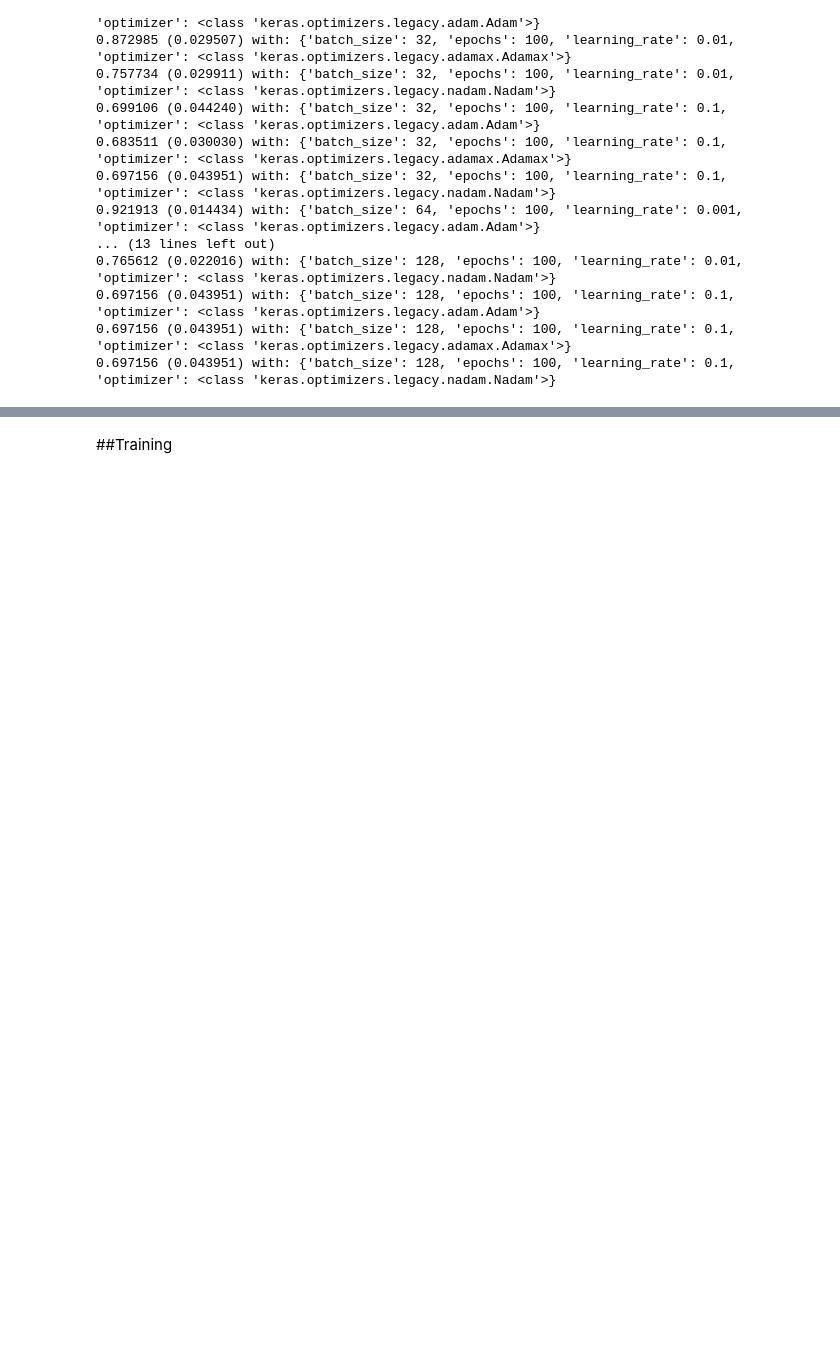
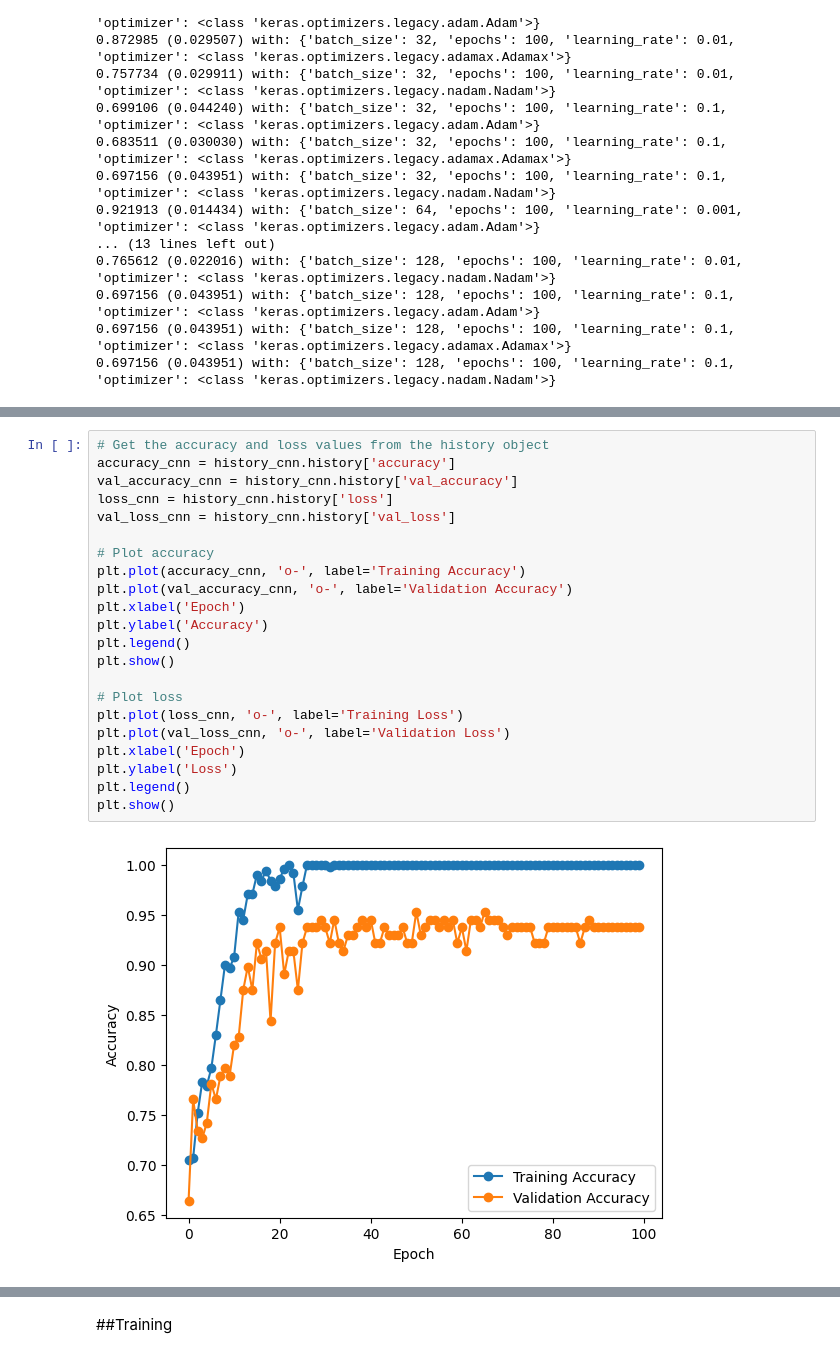
Before and after one commit to ArulUlum/TA_CNN_LSTM_Autoencoder, a Jupyter notebook: Revisi_TA_CNN_LSTM_Autoencoder.ipynb, the cells around one changed output, grey strips where cells are left out. Drawn from its saved outputs; the diff is of its cells as text; blank space fills up the shorter version.

```diff
--- a/Revisi_TA_CNN_LSTM_Autoencoder.ipynb
+++ b/Revisi_TA_CNN_LSTM_Autoencoder.ipynb
@@ -746,0 +808,24 @@ Best Hyperparameters: {'batch_size': 128, 'epochs': 100, 'learning_rate': 0.001,
+# %%
+# Get the accuracy and loss values from the history object
+accuracy_cnn = history_cnn.history['accuracy']
+val_accuracy_cnn = history_cnn.history['val_accuracy']
+loss_cnn = history_cnn.history['loss']
+val_loss_cnn = history_cnn.history['val_loss']
+
+# Plot accuracy
+plt.plot(accuracy_cnn, 'o-', label='Training Accuracy')
+plt.plot(val_accuracy_cnn, 'o-', label='Validation Accuracy')
+plt.xlabel('Epoch')
+plt.ylabel('Accuracy')
+plt.legend()
+plt.show()
+
+# Plot loss
+plt.plot(loss_cnn, 'o-', label='Training Loss')
+plt.plot(val_loss_cnn, 'o-', label='Validation Loss')
+plt.xlabel('Epoch')
+plt.ylabel('Loss')
+plt.legend()
+plt.show()
+# %% [output]
+[figure, added]
```
Also changed, not shown: parts of 72 cells of this notebook.
